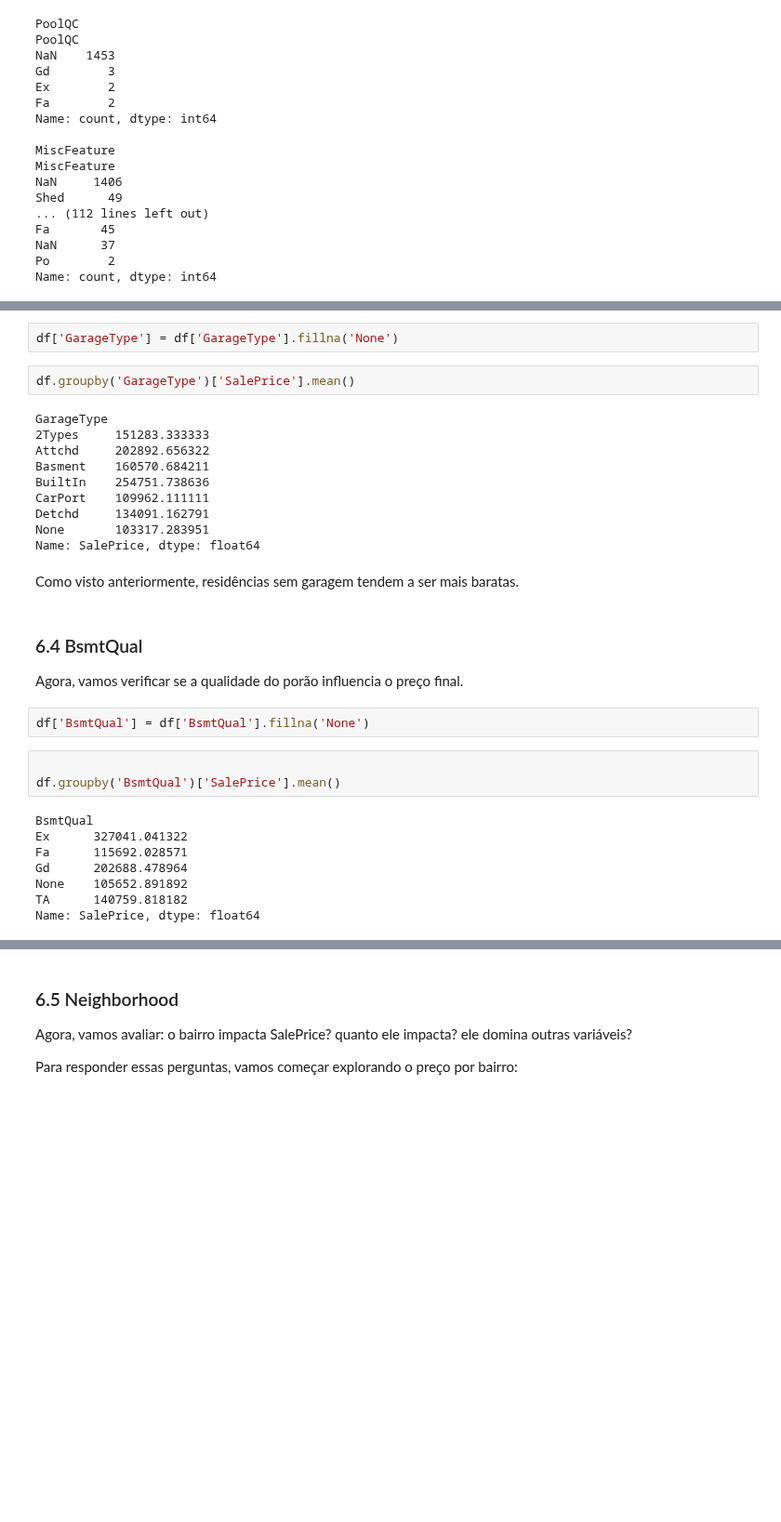
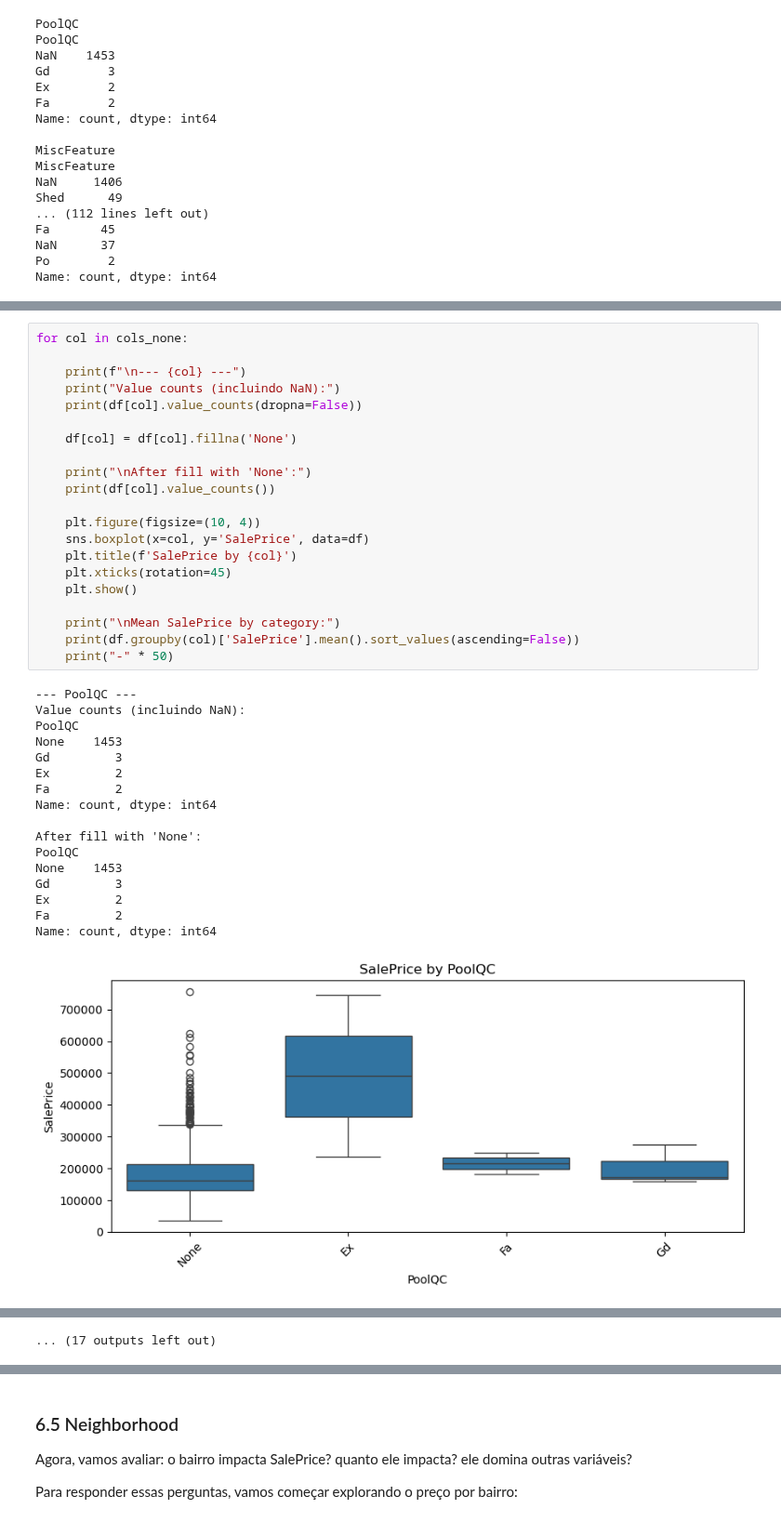
Before and after one commit to luizcaixeta/House-Prices, a Jupyter notebook: notebooks/1_eda.ipynb, the cells around one changed output, grey strips where cells are left out. Shown at 93% size. Saved outputs shown, nothing was run; the diff lists cells and outputs as text; blank space fills up the shorter version.

```diff
--- a/notebooks/1_eda.ipynb
+++ b/notebooks/1_eda.ipynb
@@ -842,33 +834,39 @@ Name: count, dtype: int64
-# %%
-df['GarageType'] = df['GarageType'].fillna('None')
-# %%
-df.groupby('GarageType')['SalePrice'].mean()
-# %% [output]
-GarageType
-2Types     151283.333333
-Attchd     202892.656322
-Basment    160570.684211
-BuiltIn    254751.738636
-CarPort    109962.111111
-Detchd     134091.162791
-None       103317.283951
-Name: SalePrice, dtype: float64
-# %% [markdown]
-Como visto anteriormente, residências sem garagem tendem a ser mais baratas.
-# %% [markdown]
-### 6.4 BsmtQual
-
-Agora, vamos verificar se a qualidade do porão influencia o preço final.
-# %%
-df['BsmtQual'] = df['BsmtQual'].fillna('None')
-# %%
-
-df.groupby('BsmtQual')['SalePrice'].mean()
-# %% [output]
-BsmtQual
-Ex      327041.041322
-Fa      115692.028571
-Gd      202688.478964
-None    105652.891892
-TA      140759.818182
-Name: SalePrice, dtype: float64
+# %%
+for col in cols_none:
+
+    print(f"\n--- {col} ---")
+    print("Value counts (incluindo NaN):")
+    print(df[col].value_counts(dropna=False))
+
+    df[col] = df[col].fillna('None')
+
+    print("\nAfter fill with 'None':")
+    print(df[col].value_counts())
+
+    plt.figure(figsize=(10, 4))
+    sns.boxplot(x=col, y='SalePrice', data=df)
+    plt.title(f'SalePrice by {col}')
+    plt.xticks(rotation=45)
+    plt.show()
+
+    print("\nMean SalePrice by category:")
+    print(df.groupby(col)['SalePrice'].mean().sort_values(ascending=False))
+    print("-" * 50)
+# %% [output]
+--- PoolQC ---
+Value counts (incluindo NaN):
+PoolQC
+None    1453
+Gd         3
+Ex         2
+Fa         2
+Name: count, dtype: int64
+
+After fill with 'None':
+PoolQC
+None    1453
+Gd         3
+Ex         2
+Fa         2
+Name: count, dtype: int64
+[figure, added]
@@ -874,0 +963 @@ Name: SalePrice, dtype: float64
+... (17 outputs left out)
```
Also changed, not shown: parts of 49 cells of this notebook.
